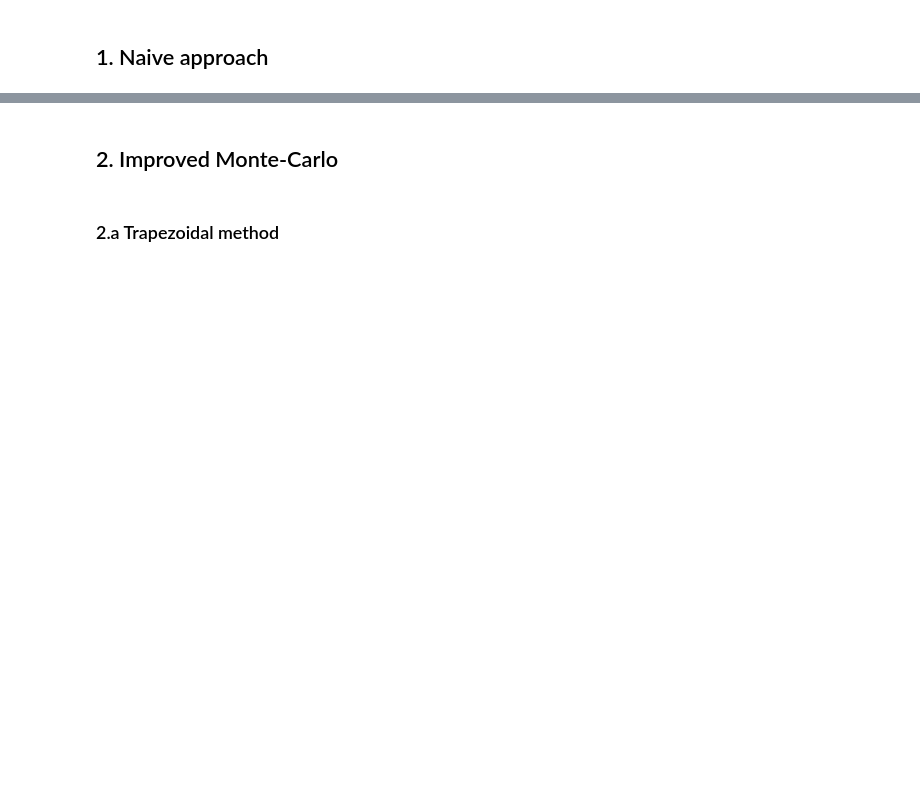
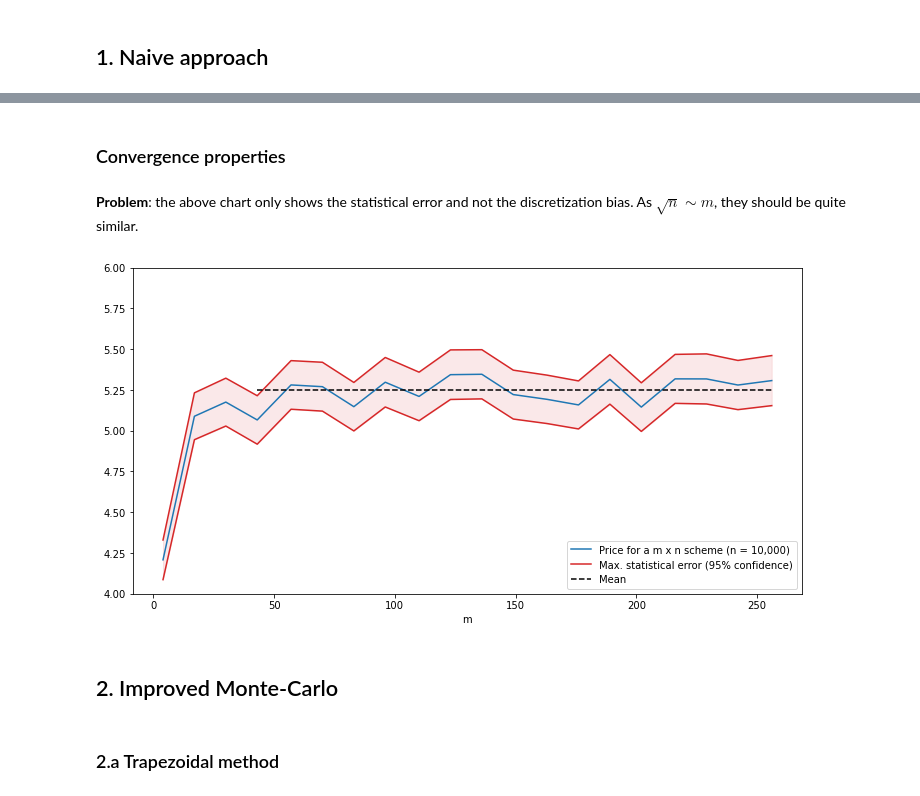
Before and after one commit to 20castro/Projet_MC, a Jupyter notebook: implementations/mc_approaches.ipynb, the cells around one changed output, grey strips where cells are left out. Saved outputs shown, nothing was run; the diff lists cells and outputs as text; code cells hidden in the pictures; blank space fills up the shorter version.

```diff
--- a/implementations/mc_approaches.ipynb
+++ b/implementations/mc_approaches.ipynb
@@ -26,0 +46,19 @@ def naive(
+# %%
+fixed_n, fixed_m, fixed_r, fixed_S0 = 10**4, 100, .03, 100
+Ks = np.linspace(90, 110, 11)
+
+start = perf_counter()
+
+result = {}
+for fixed_T in [1/12, 1]:
+    for fixed_sigma in [.15, .25]:
+        fixed = []
+        for K in Ks:
+            est, ci = naive(fixed_n, fixed_m, fixed_r, fixed_sigma, K, fixed_T, fixed_S0)
+            bs = vanilla(fixed_r, fixed_sigma, K, fixed_T, fixed_S0)
+            fixed.append([est, bs, ci])
+        fixed = np.array(fixed)
+        result[(fixed_T, fixed_sigma)] = fixed
+
+dur = perf_counter() - start
+print(f'Duration: {dur:.2f} s')
@@ -27,3 +96,29 @@ def naive(
+# %% [markdown]
+### Convergence properties
+# %% [markdown]
+__Problem__: the above chart only shows the statistical error and not the discretization bias. As $\sqrt{n} \sim m$, they should be quite similar.
+# %%
+fixed_n, fixed_r, fixed_K, fixed_T, fixed_sigma, fixed_S0 = 10**4, .03, 100, 1, .2, 100
+
+ms = np.linspace(4, 256, 20).astype('int')
+fixed = []
+for m in ms:
+    est, ci = naive(fixed_n, m, fixed_r, fixed_sigma, fixed_K, fixed_T, fixed_S0)
+    fixed.append([est, ci])
+bs = vanilla(fixed_r, fixed_sigma, fixed_K, fixed_T, fixed_S0)
+fixed = np.array(fixed)
+
+fig, ax = plt.subplots(figsize=(12, 6))
+ax.plot(ms, fixed[:, 0], label=r'Price for a m x n scheme (n = 10,000)')
+ax.plot(ms, fixed[:, 0] + fixed[:, 1], color='tab:red', label=r'Max. statistical error (95% confidence)')
+ax.plot(ms, fixed[:, 0] - fixed[:, 1], color='tab:red')
+ax.fill_between(ms, fixed[:, 0] - fixed[:, 1], fixed[:, 0] + fixed[:, 1], color='tab:red', alpha=.1)
+ax.plot(ms[len(ms)//6:], np.mean(fixed[len(ms)//6:, 0])*np.ones(shape=ms[len(ms)//6:].shape), linestyle='--', color='black', label='Mean')
+ax.set_xlabel('m')
+ax.set_ylim(4, 6)
+ax.legend(loc='lower right');
+# %% [output]
+[figure, added]
 # %% [markdown]
 ## 2. Improved Monte-Carlo
 # %% [markdown]
```
Also changed, not shown: parts of 12 cells of this notebook.
